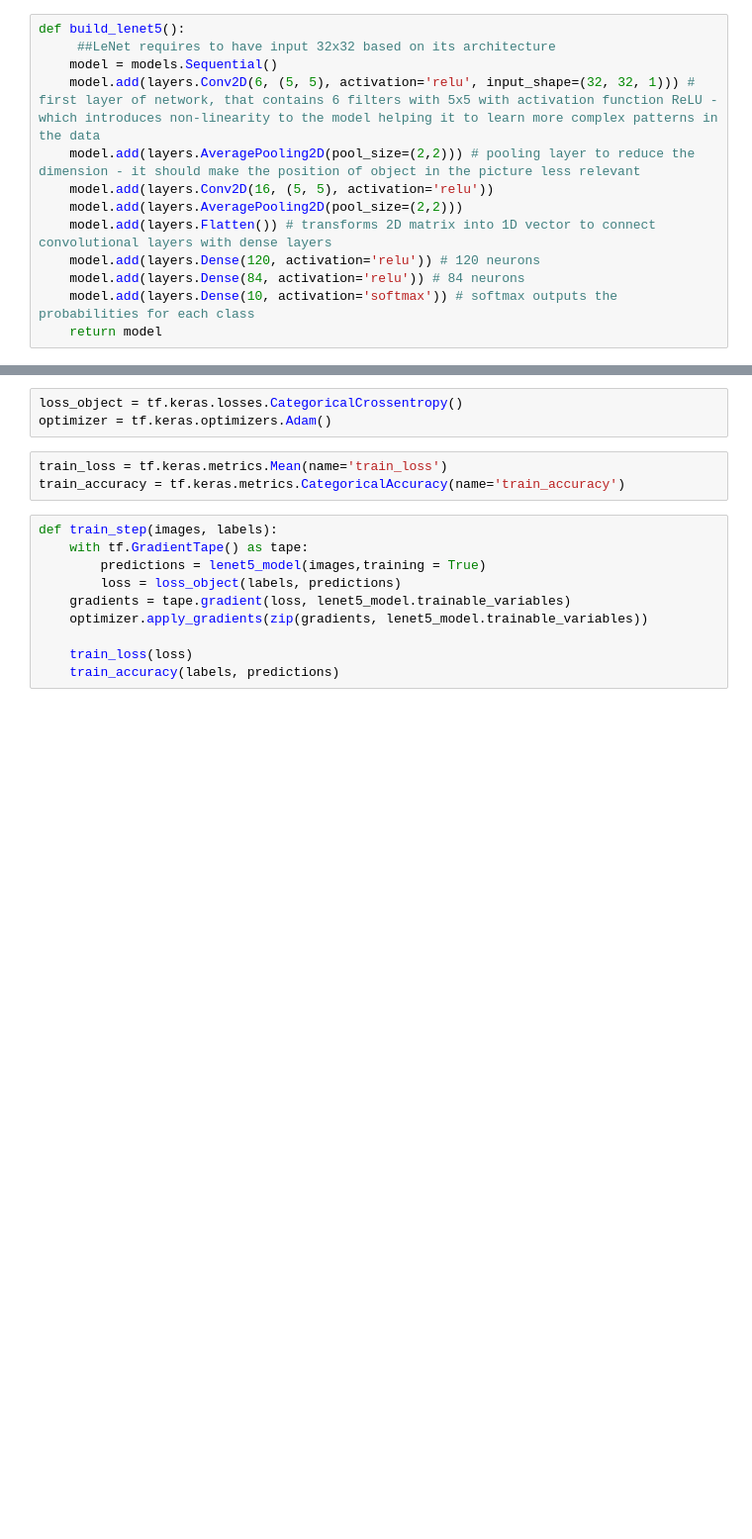
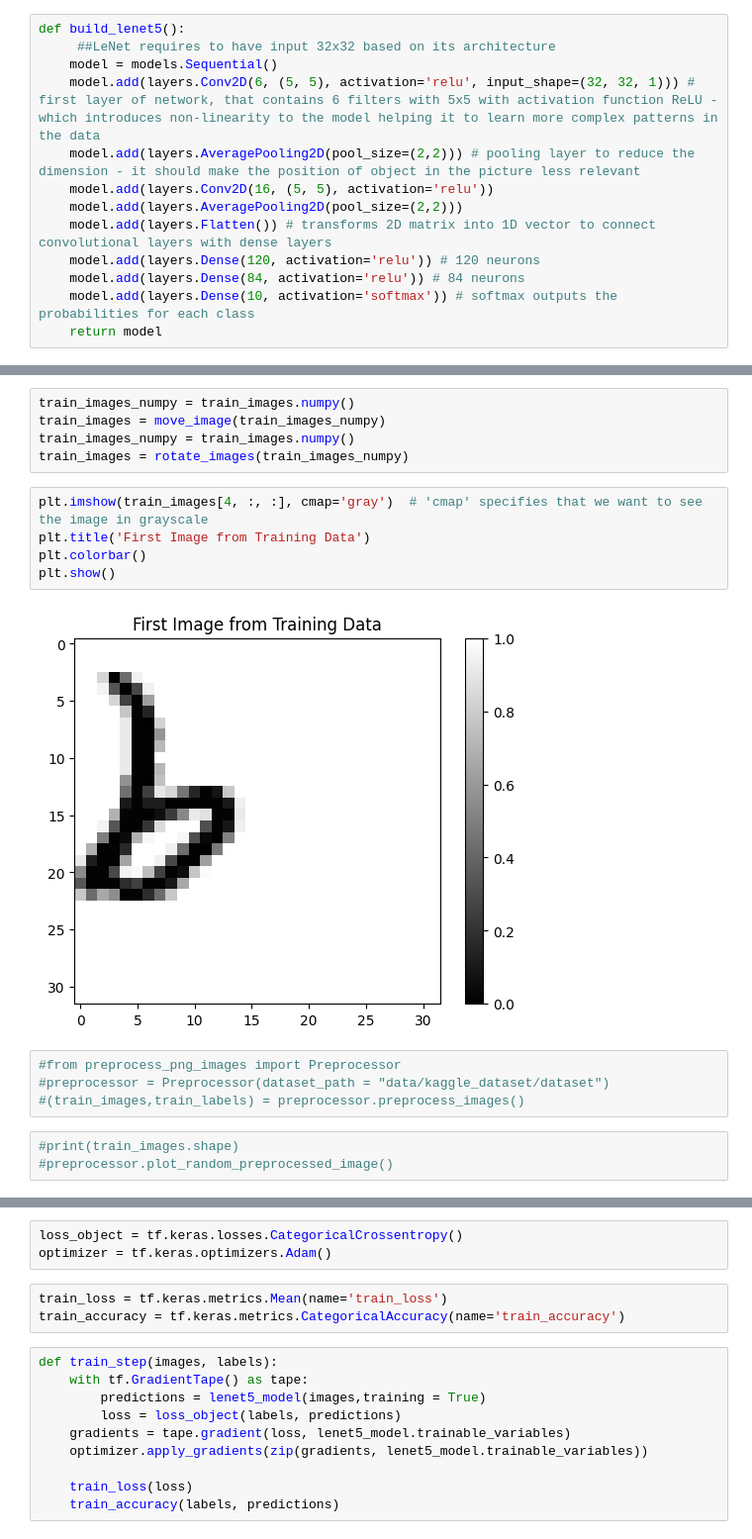
Before and after one commit to Lukas-Kozel/LeNet-5-playground, a Jupyter notebook: training.ipynb, the cells around one changed output, grey strips where cells are left out. Shown at 99% size. Drawn from its saved outputs; the diff is of its cells as text; blank space fills up the shorter version.

```diff
--- a/training.ipynb
+++ b/training.ipynb
@@ -69,3 +88,22 @@ TensorShape([60000, 32, 32])
+# %%
+train_images_numpy = train_images.numpy()
+train_images = move_image(train_images_numpy)
+train_images_numpy = train_images.numpy()
+train_images = rotate_images(train_images_numpy)
+# %%
+plt.imshow(train_images[4, :, :], cmap='gray')  # 'cmap' specifies that we want to see the image in grayscale
+plt.title('First Image from Training Data')
+plt.colorbar()
+plt.show()
+# %% [output]
+[figure, added]
+# %%
+#from preprocess_png_images import Preprocessor
+#preprocessor = Preprocessor(dataset_path = "data/kaggle_dataset/dataset")
+#(train_images,train_labels) = preprocessor.preprocess_images()
+# %%
+#print(train_images.shape)
+#preprocessor.plot_random_preprocessed_image()
 # %%
 
 # Plotting the image
```
Also changed, not shown: parts of 8 cells of this notebook, 4 other files.
